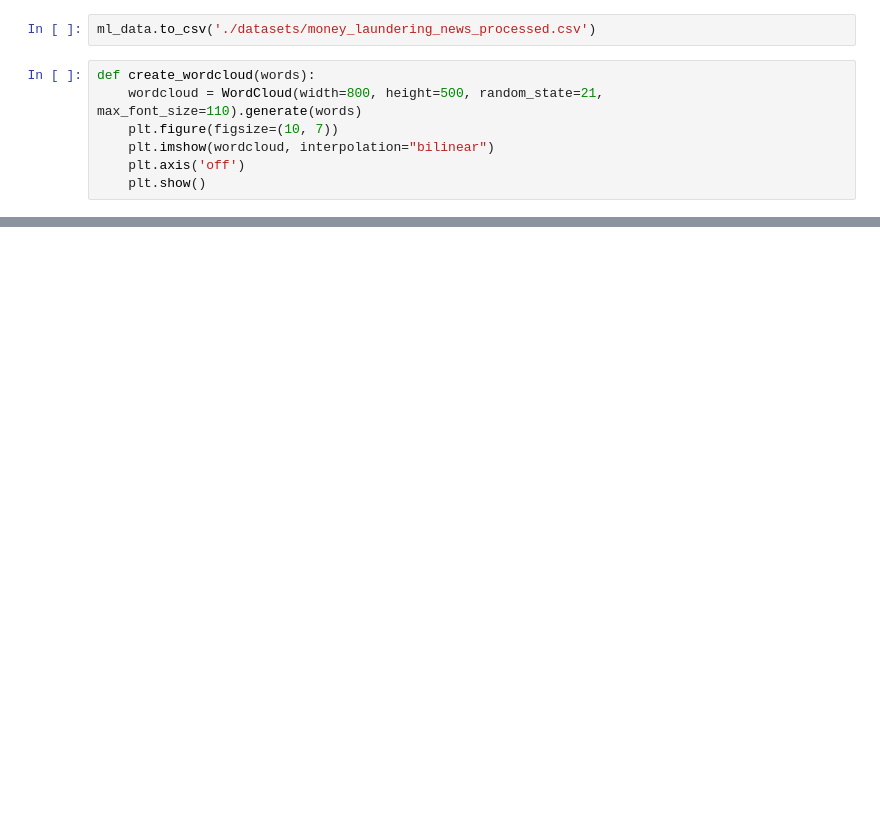
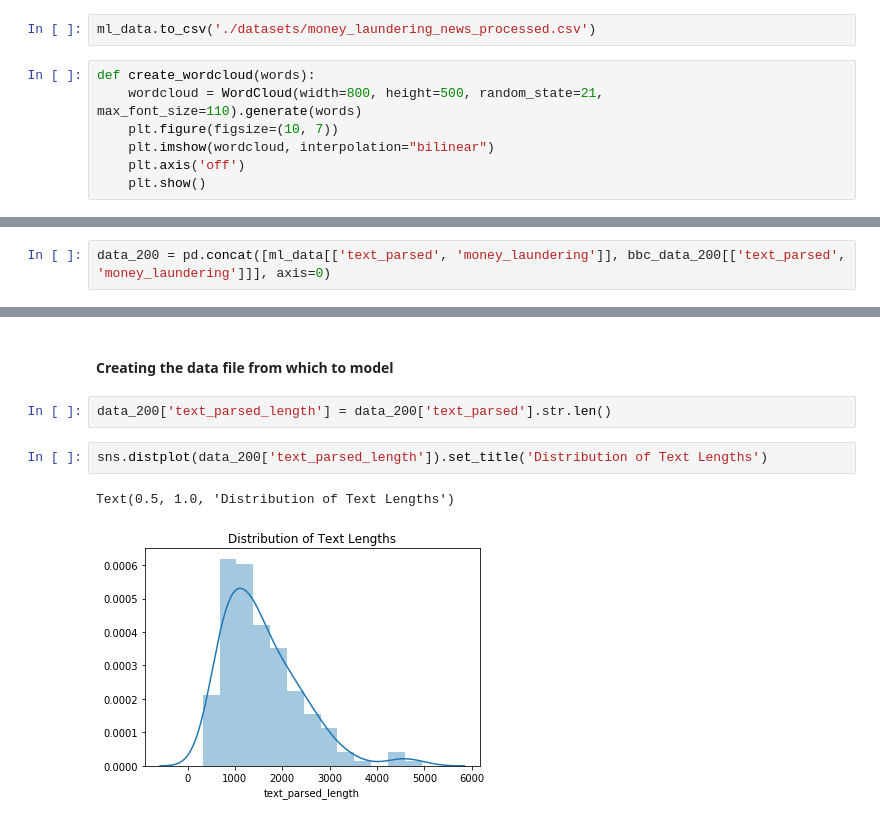
Before and after one commit to aklimchenko/nlp-project, a Jupyter notebook: Article Data EDA.ipynb, the cells around one changed output, grey strips where cells are left out. Drawn from its saved outputs; the diff is of its cells as text; blank space fills up the shorter version.

```diff
--- a/Article Data EDA.ipynb
+++ b/Article Data EDA.ipynb
@@ -101,0 +135,2 @@ def create_wordcloud(words):
+# %%
+data_200 = pd.concat([ml_data[['text_parsed', 'money_laundering']], bbc_data_200[['text_parsed', 'money_laundering']]], axis=0)
@@ -101,0 +146,9 @@ def create_wordcloud(words):
+# %% [markdown]
+#### Creating the data file from which to model
+# %%
+data_200['text_parsed_length'] = data_200['text_parsed'].str.len()
+# %%
+sns.distplot(data_200['text_parsed_length']).set_title('Distribution of Text Lengths')
+# %% [output]
+Text(0.5, 1.0, 'Distribution of Text Lengths')
+[figure, added]
```
Also changed, not shown: parts of 19 cells of this notebook, 2 other files.
